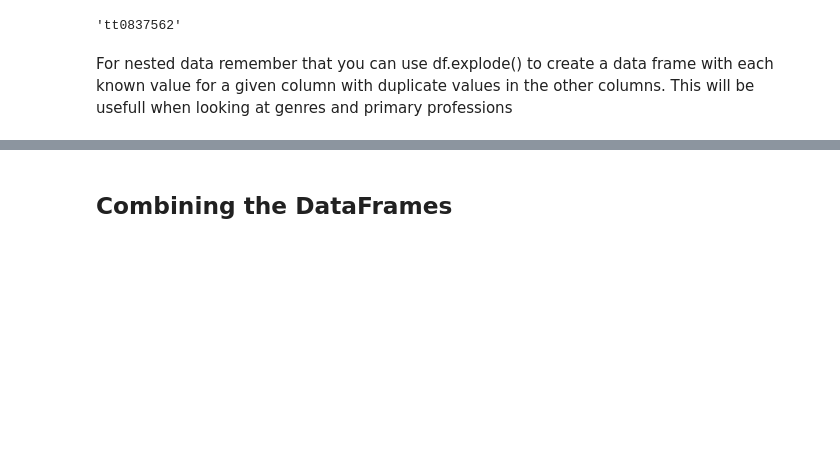
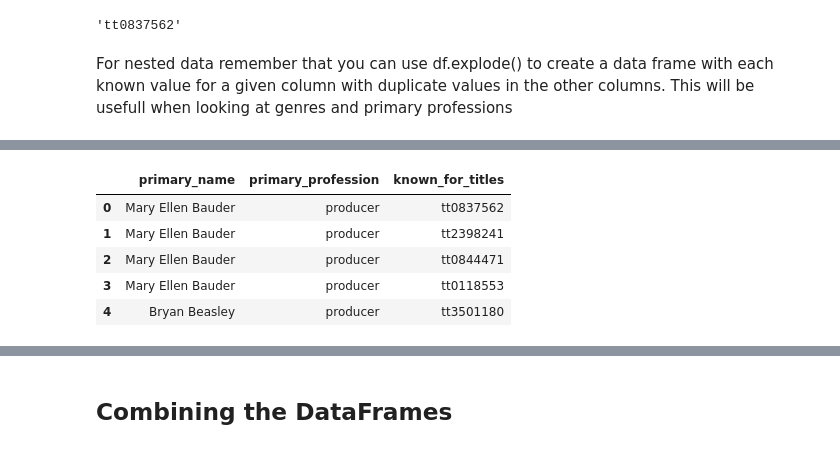
Before and after one commit to learn-co-curriculum/dsc-phase-1-project, a Jupyter notebook: shane-checkpoint.ipynb, the cells around one changed output, grey strips where cells are left out. Cells and saved outputs as stored; diff of their text form; code cells hidden in the pictures; blank space fills up the shorter version.

```diff
--- a/shane-checkpoint.ipynb
+++ b/shane-checkpoint.ipynb
@@ -274,0 +287,13 @@ Now each individual 'tt-------' number has an entry in our names list making it
+# %%
+#now we go ahead and explode by known titles so we can continue to narrow in on what we're looking for out of this frame
+
+name = name.explode('known_for_titles',ignore_index=True)
+# %%
+name.head()
+# %% [output]
+|  | primary_name | primary_profession | known_for_titles |
+| 0 | Mary Ellen Bauder | producer | tt0837562 |
+| 1 | Mary Ellen Bauder | producer | tt2398241 |
+| 2 | Mary Ellen Bauder | producer | tt0844471 |
+| 3 | Mary Ellen Bauder | producer | tt0118553 |
+| 4 | Bryan Beasley | producer | tt3501180 |
```
Also changed, not shown: parts of 14 cells of this notebook.
